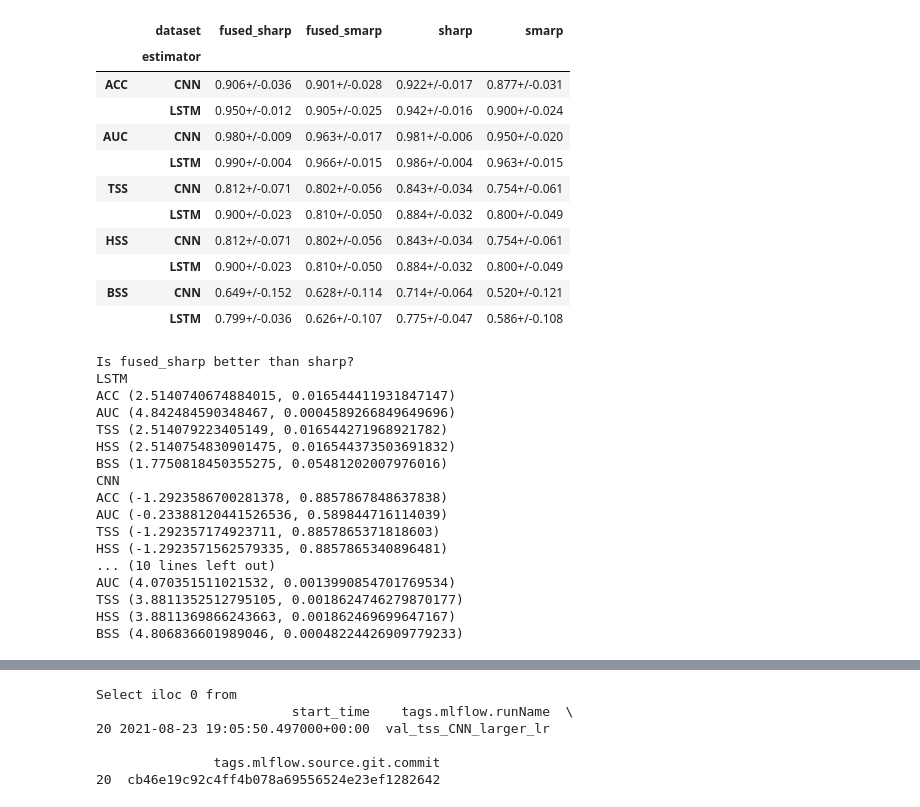
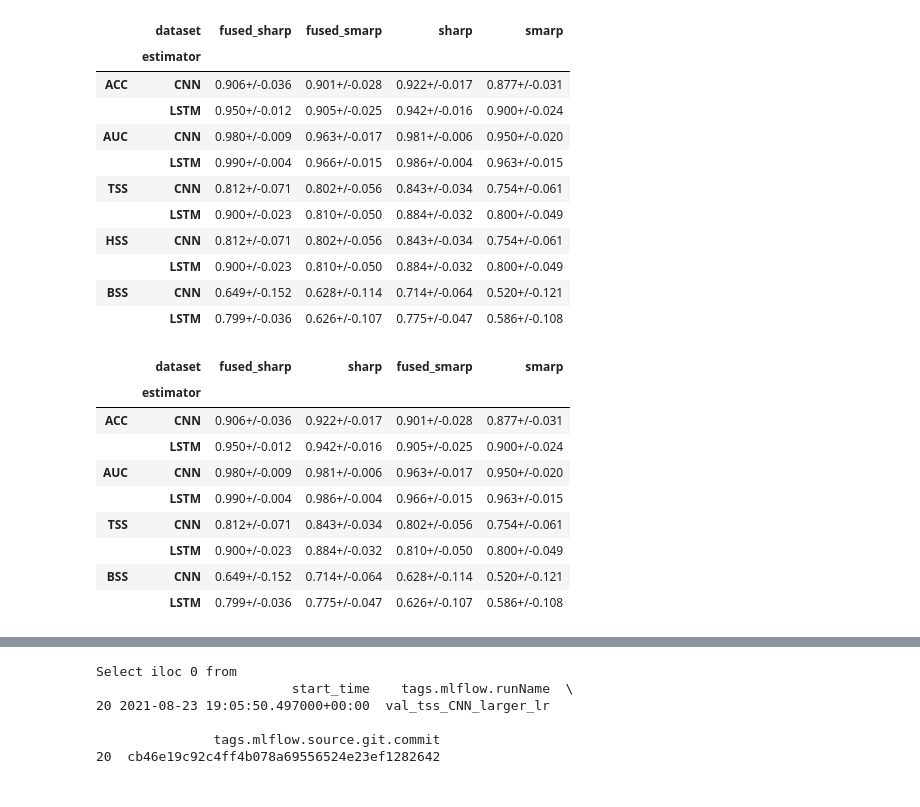
Before and after one commit to ZeyuSun/flare-prediction-smarp, a Jupyter notebook: notebooks/mlflow_results_2.ipynb, the cells around one changed output, grey strips where cells are left out. Saved outputs shown, nothing was run; the diff lists cells and outputs as text; code cells hidden in the pictures.

```diff
--- a/notebooks/mlflow_results_2.ipynb
+++ b/notebooks/mlflow_results_2.ipynb
@@ -814,25 +808,22 @@ organize(runs_comb, std=True)
 |  | LSTM | 0.900+/-0.023 | 0.810+/-0.050 | 0.884+/-0.032 | 0.800+/-0.049 |
 | BSS | CNN | 0.649+/-0.152 | 0.628+/-0.114 | 0.714+/-0.064 | 0.520+/-0.121 |
 |  | LSTM | 0.799+/-0.036 | 0.626+/-0.107 | 0.775+/-0.047 | 0.586+/-0.108 |
-# %%
-# Just in case the order is messed up
-print_pvalues(runs_comb.sort_values(by=['dataset', 'estimator', 'seed']), 'sharp')
-print_pvalues(runs_comb.sort_values(by=['dataset', 'estimator', 'seed']), 'smarp')
-# %% [output]
-Is fused_sharp better than sharp?
-LSTM
-ACC (2.5140740674884015, 0.016544411931847147)
-AUC (4.842484590348467, 0.0004589266849649696)
-TSS (2.514079223405149, 0.016544271968921782)
-HSS (2.5140754830901475, 0.016544373503691832)
-BSS (1.7750818450355275, 0.05481202007976016)
-CNN
-ACC (-1.2923586700281378, 0.8857867848637838)
-AUC (-0.23388120441526536, 0.589844716114039)
-TSS (-1.292357174923711, 0.8857865371818603)
-HSS (-1.2923571562579335, 0.8857865340896481)
-... (10 lines left out)
-AUC (4.070351511021532, 0.0013990854701769534)
-TSS (3.8811352512795105, 0.0018624746279870177)
-HSS (3.8811369866243663, 0.001862469699647167)
-BSS (4.806836601989046, 0.00048224426909779233)
+# %%
+df = organize(runs_comb, std=True)
+column_order = ['fused_sharp', 'sharp', 'fused_smarp', 'smarp']
+df = (df
+      .drop(index='HSS')
+      .loc[:, column_order]
+     )
+df
+# %% [output]
+|  | dataset | fused_sharp | sharp | fused_smarp | smarp |
+|  | estimator |  |  |  |  |
+| ACC | CNN | 0.906+/-0.036 | 0.922+/-0.017 | 0.901+/-0.028 | 0.877+/-0.031 |
+|  | LSTM | 0.950+/-0.012 | 0.942+/-0.016 | 0.905+/-0.025 | 0.900+/-0.024 |
+| AUC | CNN | 0.980+/-0.009 | 0.981+/-0.006 | 0.963+/-0.017 | 0.950+/-0.020 |
+|  | LSTM | 0.990+/-0.004 | 0.986+/-0.004 | 0.966+/-0.015 | 0.963+/-0.015 |
+| TSS | CNN | 0.812+/-0.071 | 0.843+/-0.034 | 0.802+/-0.056 | 0.754+/-0.061 |
+|  | LSTM | 0.900+/-0.023 | 0.884+/-0.032 | 0.810+/-0.050 | 0.800+/-0.049 |
+| BSS | CNN | 0.649+/-0.152 | 0.714+/-0.064 | 0.628+/-0.114 | 0.520+/-0.121 |
+|  | LSTM | 0.799+/-0.036 | 0.775+/-0.047 | 0.626+/-0.107 | 0.586+/-0.108 |
```
Also changed, not shown: parts of 8 cells of this notebook, 1 other file.
